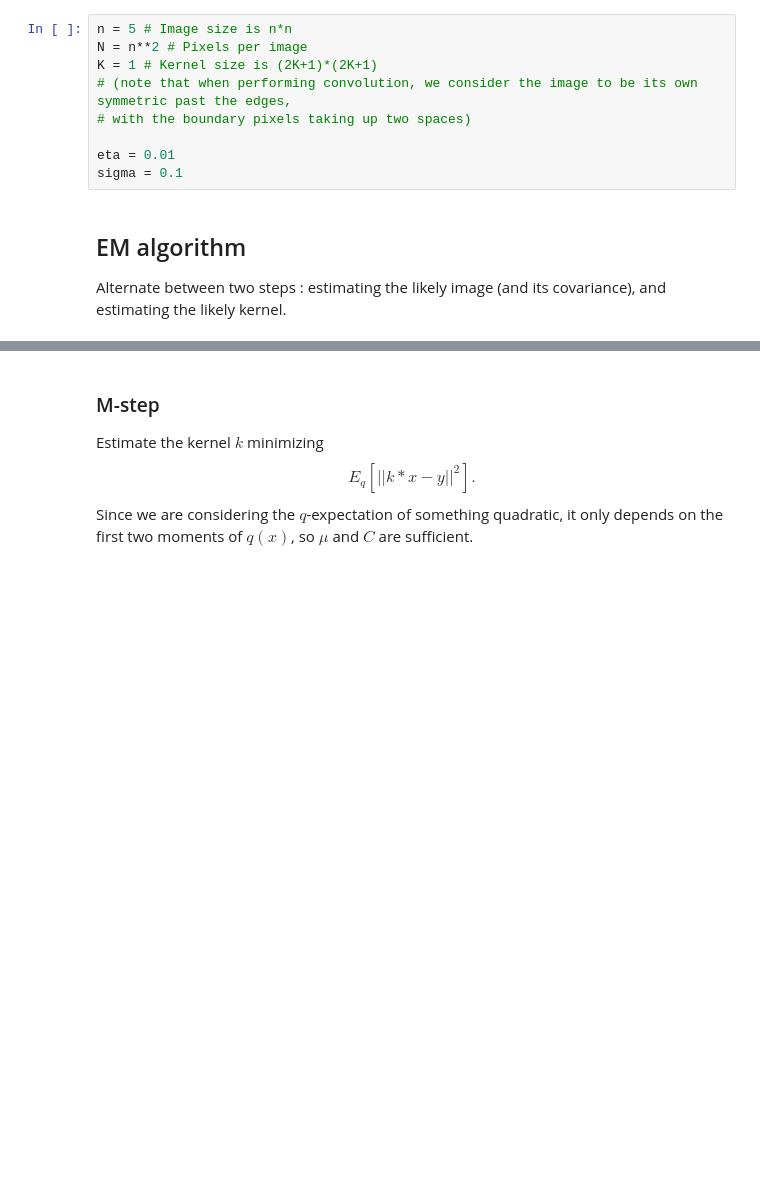
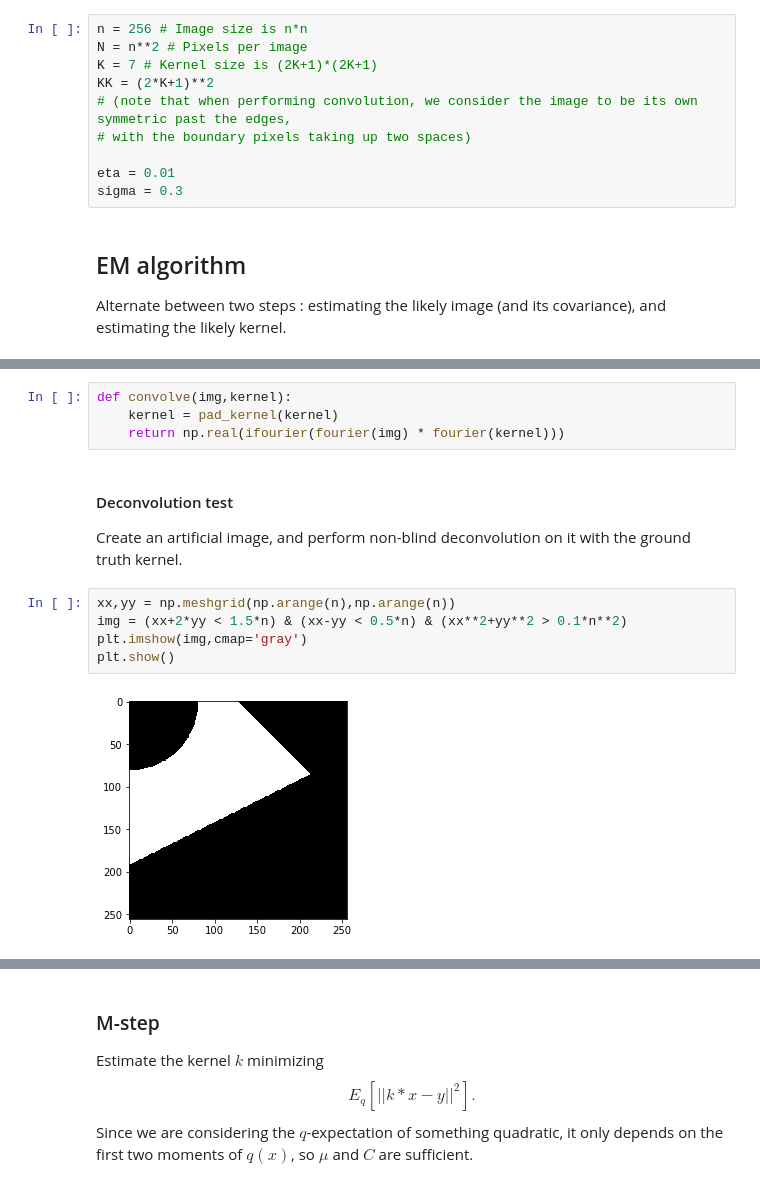
Before and after one commit to athibaul/donnees17-at, a Jupyter notebook: 171230_deconv_gaussian.ipynb, the cells around one changed output, grey strips where cells are left out. Cells and saved outputs as stored; diff of their text form; blank space fills up the shorter version.

Commit message:
Gaussian deconv + intro

```diff
--- a/171230_deconv_gaussian.ipynb
+++ b/171230_deconv_gaussian.ipynb
@@ -8,12 +13,13 @@ import matplotlib.pyplot as plt
 # %%
-n = 5 # Image size is n*n
+n = 256 # Image size is n*n
 N = n**2 # Pixels per image
-K = 1 # Kernel size is (2K+1)*(2K+1)
+K = 7 # Kernel size is (2K+1)*(2K+1)
+KK = (2*K+1)**2
 # (note that when performing convolution, we consider the image to be its own symmetric past the edges,
 # with the boundary pixels taking up two spaces)
 
 eta = 0.01
-sigma = 0.1
+sigma = 0.3
 # %% [markdown]
 ## EM algorithm
 
@@ -71,0 +97,14 @@ for i in range(n-1):
+# %%
+def convolve(img,kernel):
+    kernel = pad_kernel(kernel)
+    return np.real(ifourier(fourier(img) * fourier(kernel)))
+# %% [markdown]
+#### Deconvolution test
+Create an artificial  image, and perform non-blind deconvolution on it with the ground truth kernel.
+# %%
+xx,yy = np.meshgrid(np.arange(n),np.arange(n))
+img = (xx+2*yy < 1.5*n) & (xx-yy < 0.5*n) & (xx**2+yy**2 > 0.1*n**2)
+plt.imshow(img,cmap='gray')
+plt.show()
+# %% [output]
+[figure, added]
```
Also changed, not shown: parts of 26 cells of this notebook, 12 other files.
